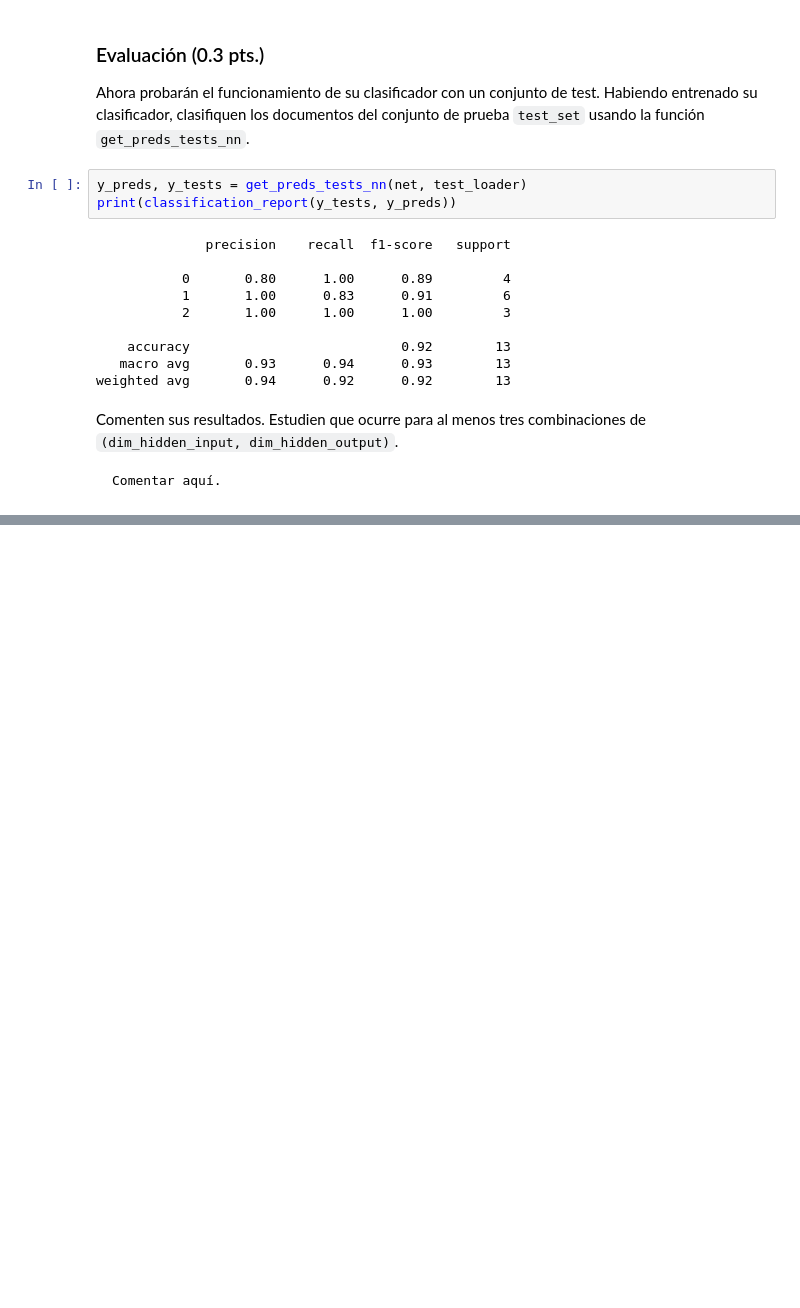
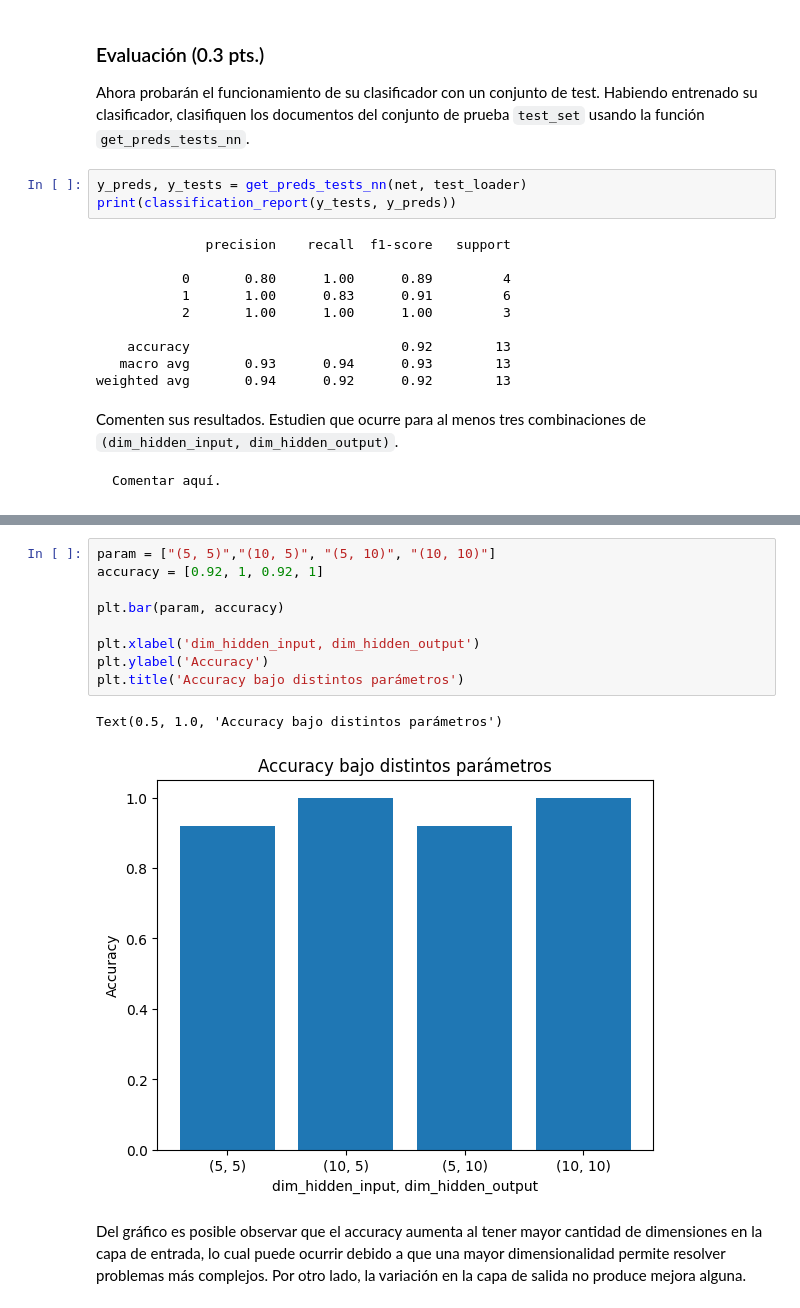
Before and after one commit to ignacioalbornoz/NLP-CC6205-2024, a Jupyter notebook: t2/Tarea_2.ipynb, the cells around one changed output, grey strips where cells are left out. Drawn from its saved outputs; the diff is of its cells as text; blank space fills up the shorter version.

```diff
--- a/t2/Tarea_2.ipynb
+++ b/t2/Tarea_2.ipynb
@@ -1283,0 +1390,14 @@ En los tres casos se observa un accuracy de 92%, sin importar la variación de l
+# %%
+param = ["(5, 5)","(10, 5)", "(5, 10)", "(10, 10)"]
+accuracy = [0.92, 1, 0.92, 1]
+
+plt.bar(param, accuracy)
+
+plt.xlabel('dim_hidden_input, dim_hidden_output')
+plt.ylabel('Accuracy')
+plt.title('Accuracy bajo distintos parámetros')
+# %% [output]
+Text(0.5, 1.0, 'Accuracy bajo distintos parámetros')
+[figure, added]
+# %% [markdown]
+Del gráfico es posible observar que el accuracy aumenta al tener mayor cantidad de dimensiones en la capa de entrada, lo cual puede ocurrir debido a que una mayor dimensionalidad permite resolver problemas más complejos. Por otro lado, la variación en la capa de salida no produce mejora alguna.
```
Also changed, not shown: parts of 20 cells of this notebook, 1 other file.
